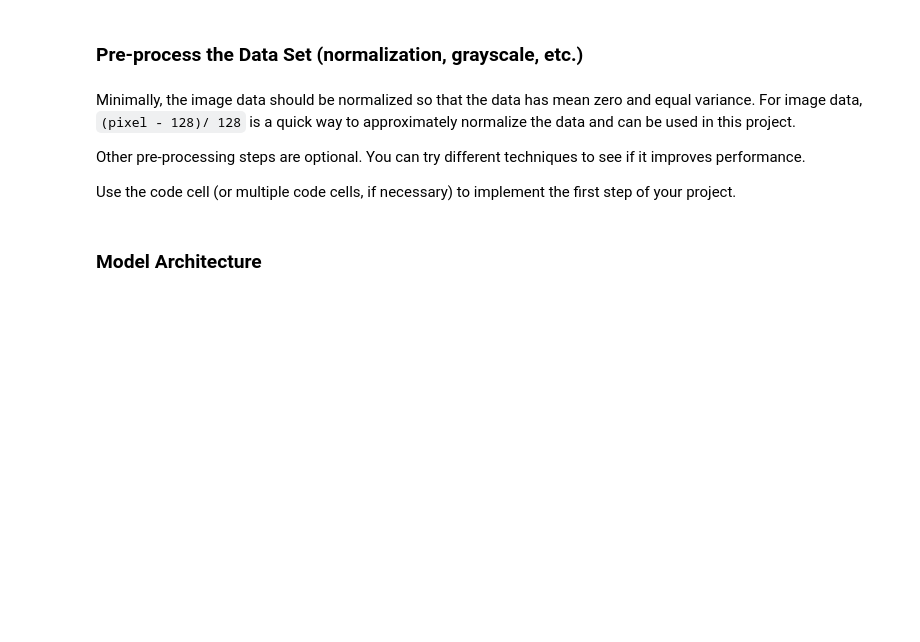
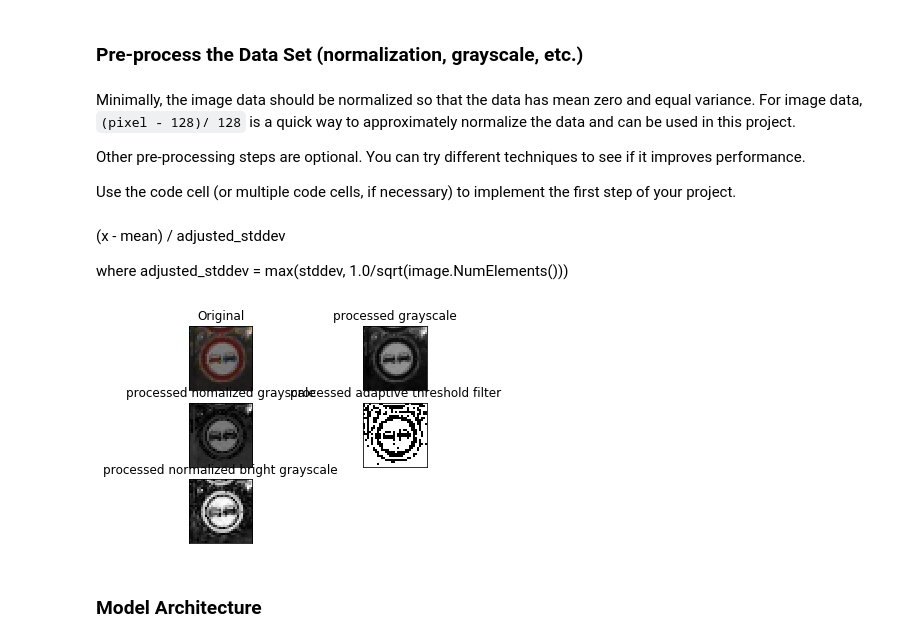
Before and after one commit to ryan-jonesford/CarND-Traffic-Sign-Classifier-Project, a Jupyter notebook: Traffic_Sign_Classifier.ipynb, the cells around one changed output. Cells and saved outputs as stored; diff of their text form; code cells hidden in the pictures; blank space fills up the shorter version.

Commit message:
Updated, trying different image pre-processing

```diff
--- a/Traffic_Sign_Classifier.ipynb
+++ b/Traffic_Sign_Classifier.ipynb
@@ -38,7 +45,6 @@ def load_pickled_data():
     training_file = "./traffic-sign-data/train.p"
     validation_file= "./traffic-sign-data/valid.p"
     testing_file = "./traffic-sign-data/test.p"
-    class_file_name = "./signnames.csv"
 
     with open(training_file, mode='rb') as f:
         train = pickle.load(f)
@@ -51,7 +57,6 @@ def load_pickled_data():
     X_valid, y_valid = valid['features'], valid['labels']
     X_test, y_test = test['features'], test['labels']
     return X_train, y_train, X_valid, y_valid, X_test, y_test
-X_train, y_train, X_valid, y_valid, X_test, y_test = load_pickled_data()
 # %% [markdown]
 ---
 
@@ -224,3 +234,48 @@ def random_image_distortion(image_set, image_size=32, image_channels=3):
+# %% [markdown]
+(x - mean) / adjusted_stddev
+
+where adjusted_stddev = max(stddev, 1.0/sqrt(image.NumElements()))
+# %%
+def preprocess_img(image, choice="gray_normal"):
+    return {
+        'adaptive_th': cv2.adaptiveThreshold(image_to_gray(image),255,cv2.ADAPTIVE_THRESH_MEAN_C,\
+                cv2.THRESH_BINARY,3,3),
+        'grayscale': image_to_gray(image),
+        'gray_normal': normalize(image_to_gray(image)),
+        'gray_normal_bright': normalize(image_to_gray(increase_brightness(image, 120))),
+    }[choice]
+#     out_img = cv2.adaptiveThreshold(image_to_gray(image),255,cv2.ADAPTIVE_THRESH_MEAN_C,\
+#                 cv2.THRESH_BINARY,3,3)
+#     return out_img
+
+def preprocess_imgs(images, choice="gray_normal"):
+    output = []
+    for image in images:
+        output.append(preprocess_img(image, choice))
+    return output
+# %%
+x1, y1, x2, y2, x3, y3 = load_pickled_data()
+%matplotlib inline
+image = x1[random.randint(0,len(x1))]
+ppi = []
+ppi.append(preprocess_img(image, 'grayscale'))
+ppi.append(preprocess_img(image, 'gray_normal'))
+ppi.append(preprocess_img(image, 'adaptive_th'))
+ppi.append(preprocess_img(image, 'gray_normal_bright'))
+fig = plt.figure()
+plt.subplot(3,4,1),plt.imshow(image)
+plt.title("Original"), plt.xticks([]), plt.yticks([])
+plt.subplot(3,4,3),plt.imshow(ppi[0],cmap="gray")
+plt.title("processed grayscale"), plt.xticks([]), plt.yticks([])
+plt.subplot(3,4,5),plt.imshow(ppi[1],cmap="gray")
+plt.title("processed nomalized grayscale"), plt.xticks([]), plt.yticks([])
+plt.subplot(3,4,7),plt.imshow(ppi[2],cmap="gray")
+plt.title("processed adaptive threshold filter"), plt.xticks([]), plt.yticks([])
+plt.subplot(3,4,9),plt.imshow(ppi[3],cmap="gray")
+plt.title("processed normalized bright grayscale"), plt.xticks([]), plt.yticks([])
+plt.show()
+# %% [output]
+[figure, added]
 # %% [markdown]
 ### Model Architecture
 # %%
```
Also changed, not shown: parts of 21 cells of this notebook.
